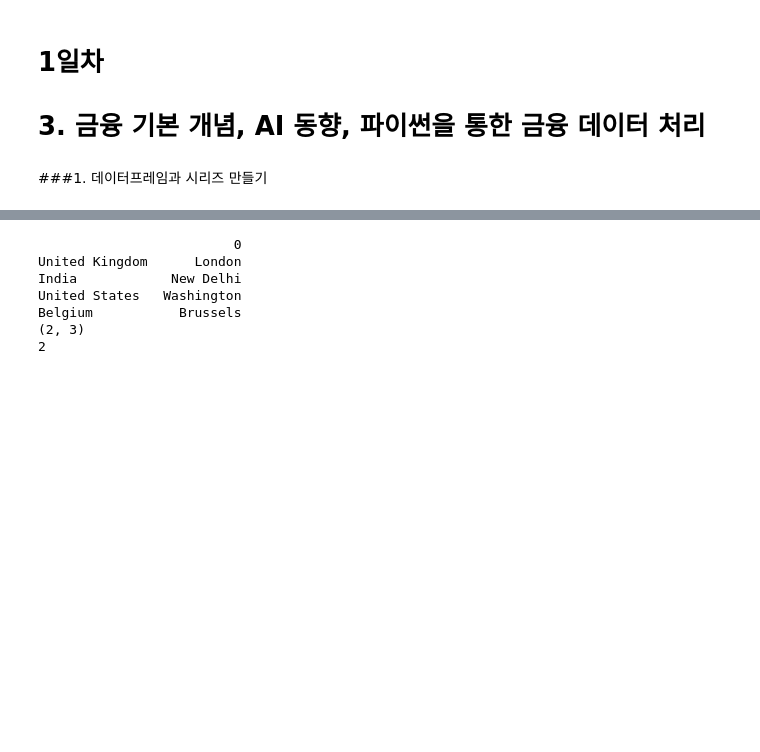
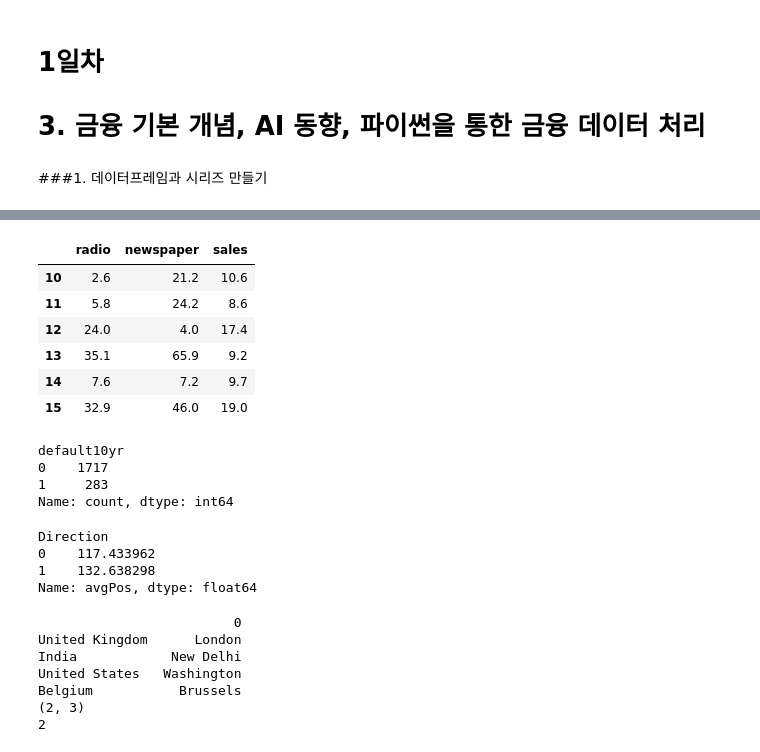
Before and after one commit to dmlcksghd/financialEngineering, a Jupyter notebook: 1회차/1일차/SHFE_202412_1_1.ipynb, the cells around one changed output, grey strips where cells are left out. Cells and saved outputs as stored; diff of their text form; code cells hidden in the pictures; blank space fills up the shorter version.

```diff
--- a/1회차/1일차/SHFE_202412_1_1.ipynb
+++ b/1회차/1일차/SHFE_202412_1_1.ipynb
@@ -92,0 +128,12 @@ c = [3, 4]  # 리스트
+# %%
+df.iloc[0:2, 1:3]
+# df에서 10~15행, 2~4열 선택
+df.iloc[9:15, 1:4]
+# %% [output]
+|  | radio | newspaper | sales |
+| 10 | 2.6 | 21.2 | 10.6 |
+| 11 | 5.8 | 24.2 | 8.6 |
+| 12 | 24.0 | 4.0 | 17.4 |
+| 13 | 35.1 | 65.9 | 9.2 |
+| 14 | 7.6 | 7.2 | 9.7 |
+| 15 | 32.9 | 46.0 | 19.0 |
@@ -92,0 +147,13 @@ c = [3, 4]  # 리스트
+# %%
+# creditset2.csv를 credit라는 이름으로 데이터 프레임
+# default10yr가 1인 행들을 출력
+import pandas as pd
+df = pd.read_csv("creditset2.csv")
+df.query("default10yr == 1")
+df.default10yr.unique()
+df.default10yr.value_counts()
+# %% [output]
+default10yr
+0    1717
+1     283
+Name: count, dtype: int64
@@ -92,0 +174,7 @@ c = [3, 4]  # 리스트
+# %%
+sp500.groupby("Direction")["avgPos"].mean()
+# %% [output]
+Direction
+0    117.433962
+1    132.638298
+Name: avgPos, dtype: float64
```
Also changed, not shown: parts of 7 cells of this notebook.
